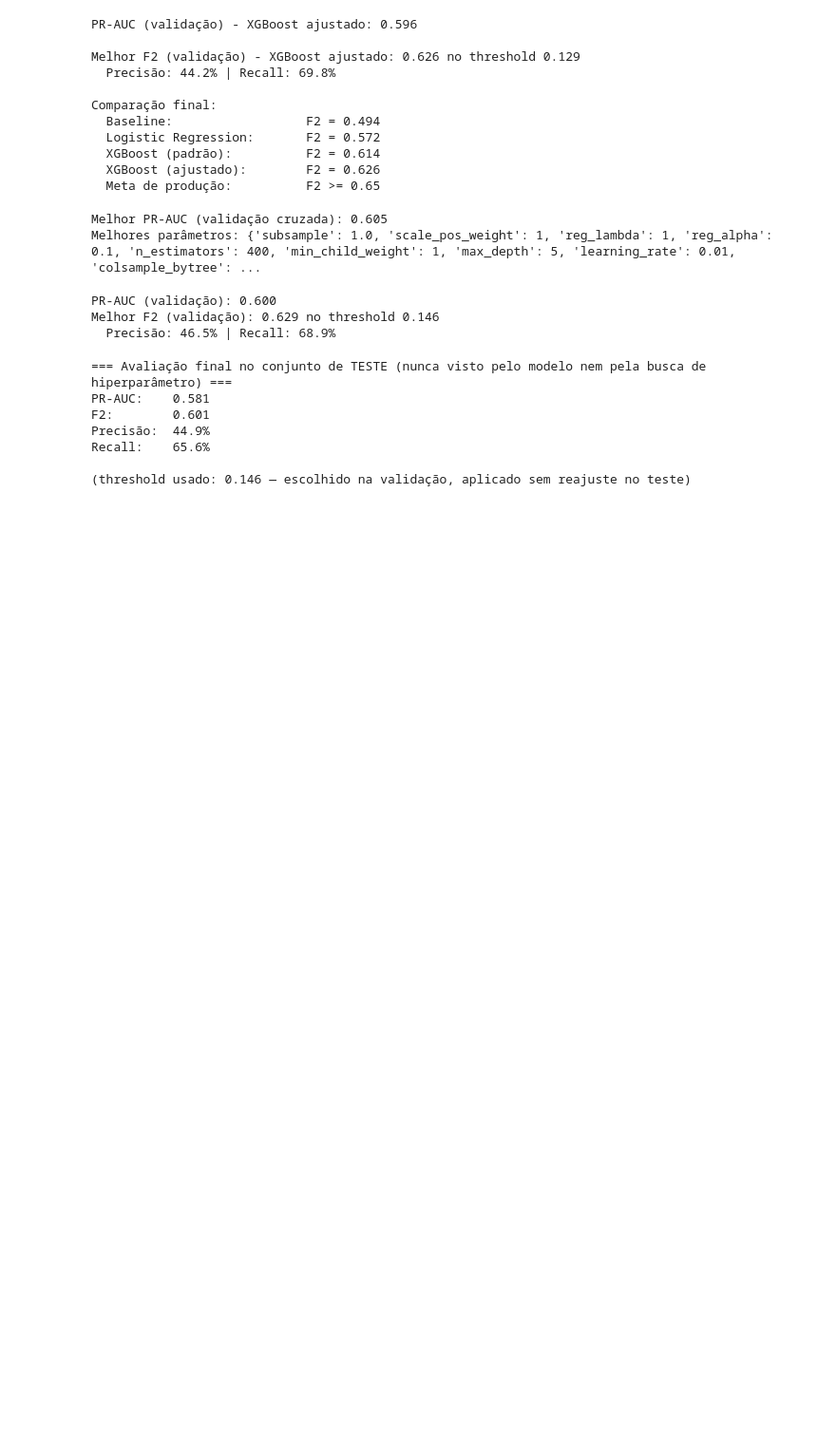
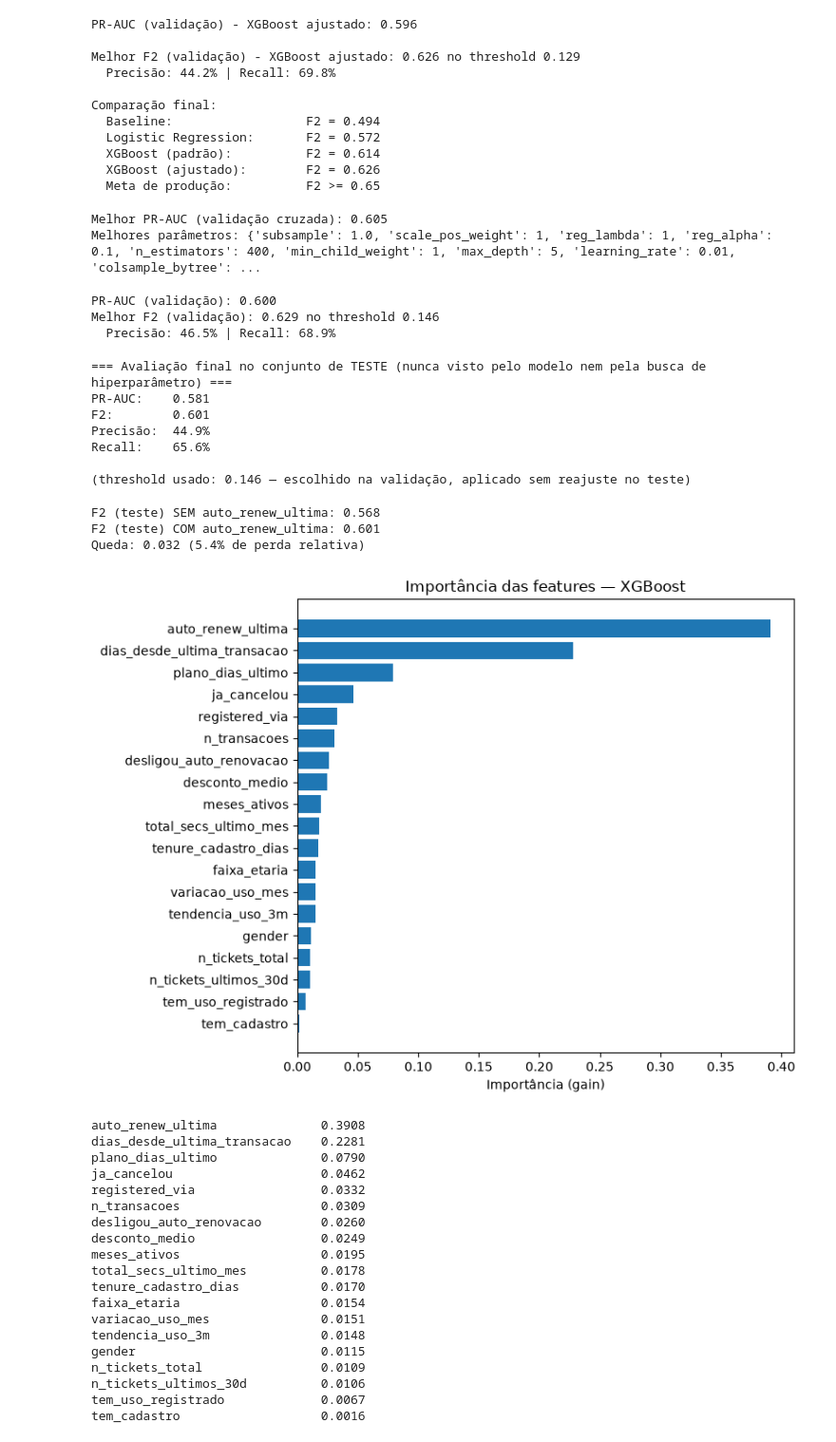
Before and after one commit to fabricioespel-bit/account-health-ml-service, a Jupyter notebook: notebooks/01_fase1_modelagem.ipynb, the cells around one changed output. Shown at 95% size. Cells and saved outputs as stored; diff of their text form; code cells hidden in the pictures; blank space fills up the shorter version.

```diff
--- a/notebooks/01_fase1_modelagem.ipynb
+++ b/notebooks/01_fase1_modelagem.ipynb
@@ -320,3 +320,68 @@ Precisão:  44.9%
 Recall:    65.6%
 
 (threshold usado: 0.146 — escolhido na validação, aplicado sem reajuste no teste)
+# %%
+features_sem_auto_renew = [f for f in todas_features if f != "auto_renew_ultima"]
+
+X_train_robusto = X_train_xgb[features_sem_auto_renew]
+X_val_robusto = X_val_xgb[features_sem_auto_renew]
+X_test_robusto = X_test_xgb[features_sem_auto_renew]
+
+modelo_robusto = XGBClassifier(**busca_v2.best_params_, enable_categorical=True, eval_metric="aucpr", random_state=42)
+modelo_robusto.fit(X_train_robusto, y_train)
+
+proba_val_robusto = modelo_robusto.predict_proba(X_val_robusto)[:, 1]
+precisions_r, recalls_r, thresholds_r = precision_recall_curve(y_val, proba_val_robusto)
+f2_scores_r = (5 * precisions_r * recalls_r) / (4 * precisions_r + recalls_r + 1e-10)
+melhor_idx_r = np.argmax(f2_scores_r[:-1])
+threshold_r = thresholds_r[melhor_idx_r]
+
+proba_test_robusto = modelo_robusto.predict_proba(X_test_robusto)[:, 1]
+y_pred_test_robusto = (proba_test_robusto >= threshold_r).astype(int)
+f2_teste_robusto = fbeta_score(y_test, y_pred_test_robusto, beta=2)
+
+print(f"F2 (teste) SEM auto_renew_ultima: {f2_teste_robusto:.3f}")
+print(f"F2 (teste) COM auto_renew_ultima: {f2_teste:.3f}")
+print(f"Queda: {(f2_teste - f2_teste_robusto):.3f} ({(1 - f2_teste_robusto/f2_teste):.1%} de perda relativa)")
+# %% [output]
+F2 (teste) SEM auto_renew_ultima: 0.568
+F2 (teste) COM auto_renew_ultima: 0.601
+Queda: 0.032 (5.4% de perda relativa)
+# %%
+import matplotlib.pyplot as plt
+
+importancias = modelo_xgb_v2.feature_importances_
+nomes_features = X_train_xgb.columns
+ordem = importancias.argsort()[::-1]
+
+plt.figure(figsize=(8, 6))
+plt.barh(range(len(importancias)), importancias[ordem][::-1])
+plt.yticks(range(len(importancias)), [nomes_features[i] for i in ordem][::-1])
+plt.xlabel("Importância (gain)")
+plt.title("Importância das features — XGBoost")
+plt.tight_layout()
+plt.show()
+
+for i in ordem:
+    print(f"{nomes_features[i]:30s} {importancias[i]:.4f}")
+# %% [output]
+[figure, added]
+auto_renew_ultima              0.3908
+dias_desde_ultima_transacao    0.2281
+plano_dias_ultimo              0.0790
+ja_cancelou                    0.0462
+registered_via                 0.0332
+n_transacoes                   0.0309
+desligou_auto_renovacao        0.0260
+desconto_medio                 0.0249
+meses_ativos                   0.0195
+total_secs_ultimo_mes          0.0178
+tenure_cadastro_dias           0.0170
+faixa_etaria                   0.0154
+variacao_uso_mes               0.0151
+tendencia_uso_3m               0.0148
+gender                         0.0115
+n_tickets_total                0.0109
+n_tickets_ultimos_30d          0.0106
+tem_uso_registrado             0.0067
+tem_cadastro                   0.0016
```
Also changed, not shown: parts of 1 cell of this notebook, 3 other files.
